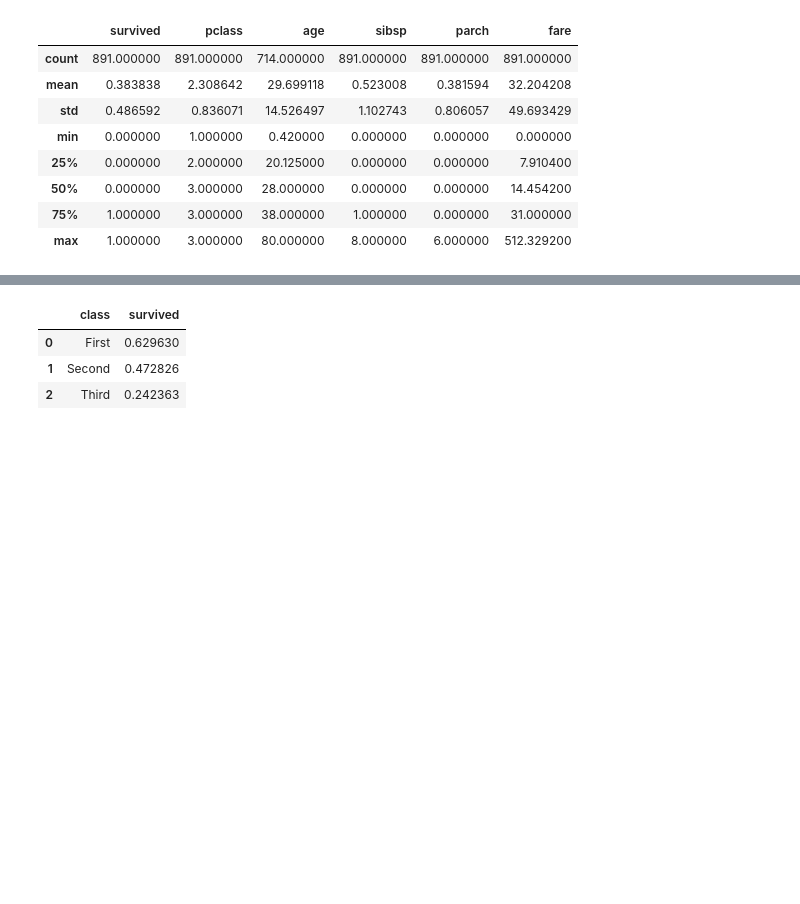
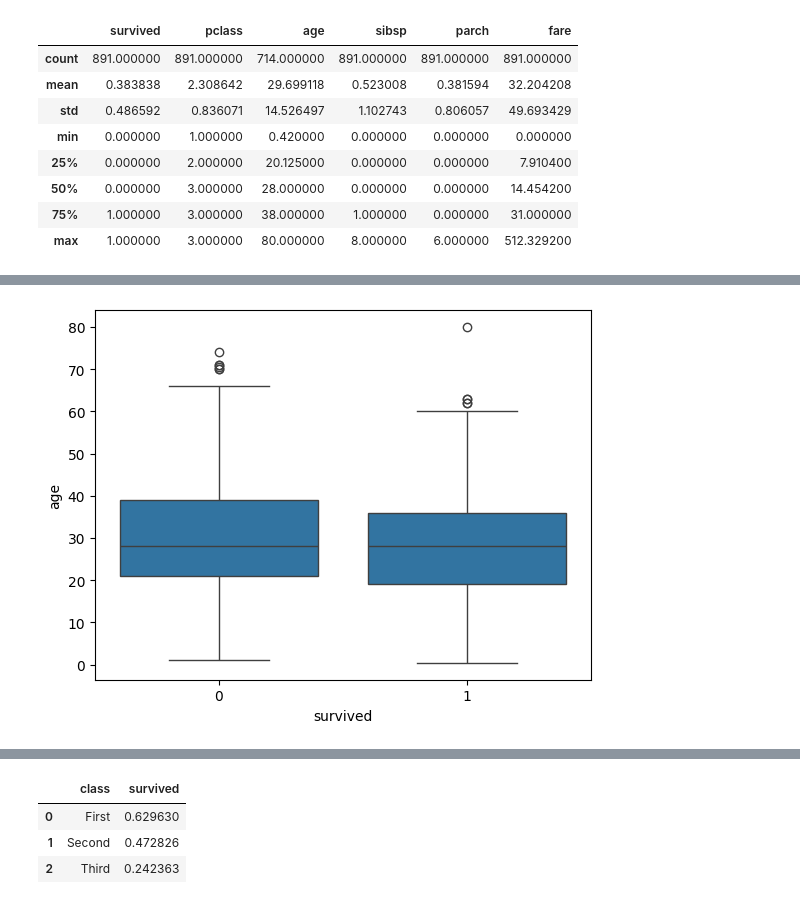
Before and after one commit to CeciliaCTorales/misNotebooks, a Jupyter notebook: Análisis_supervivencia.ipynb, the cells around one changed output, grey strips where cells are left out. Drawn from its saved outputs; the diff is of its cells as text; code cells hidden in the pictures; blank space fills up the shorter version.

```diff
--- a/Análisis_supervivencia.ipynb
+++ b/Análisis_supervivencia.ipynb
@@ -35,0 +84,6 @@ titanic.describe()
+# %%
+# Analizar si existe alguna correlación entre la edad de los pasajeros y su tasa de supervivencia
+sns.boxplot(x="survived", y = "age", data=titanic)
+plt.show()
+# %% [output]
+[figure, added]
```
Also changed, not shown: parts of 7 cells of this notebook.
